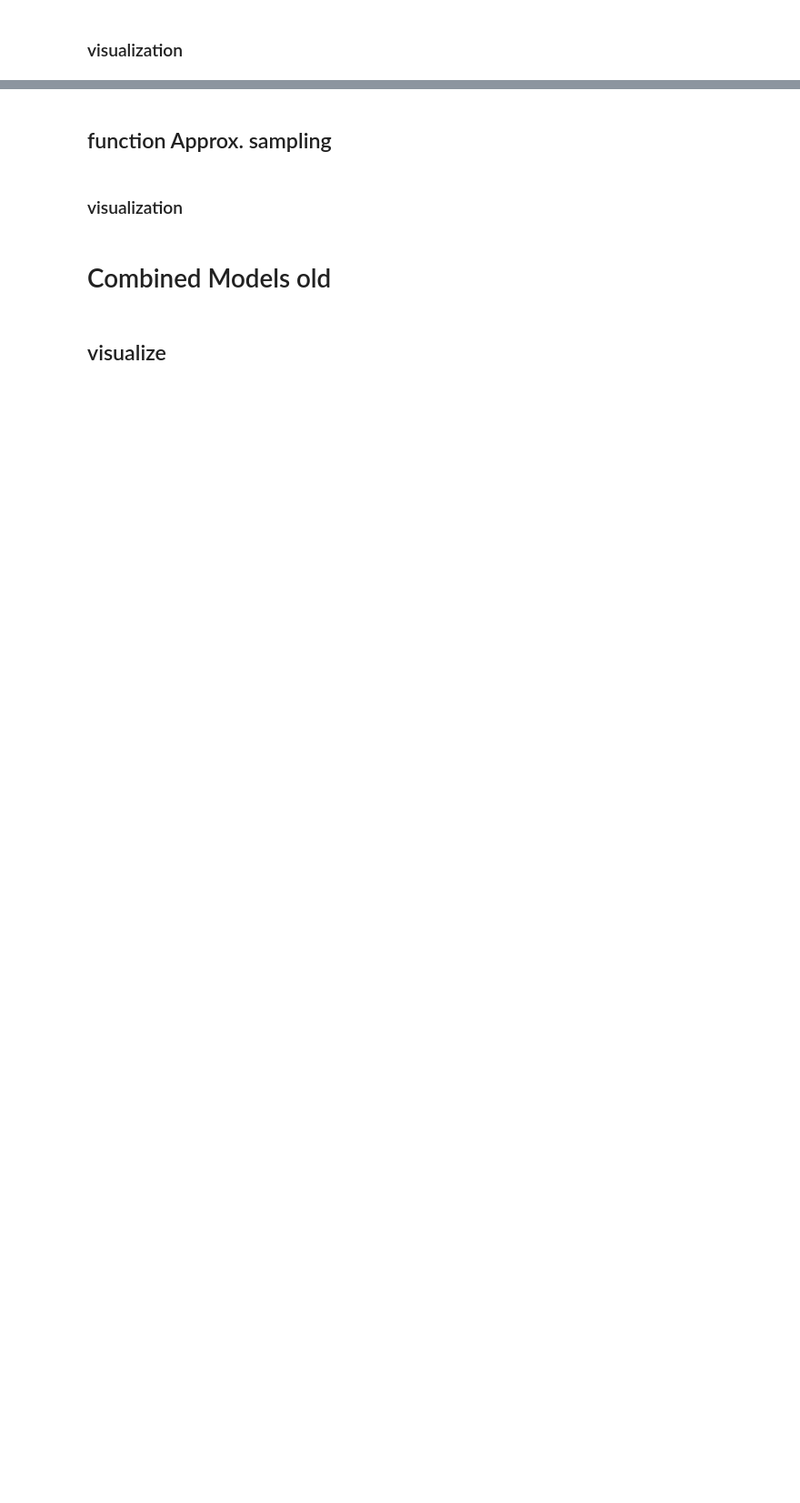
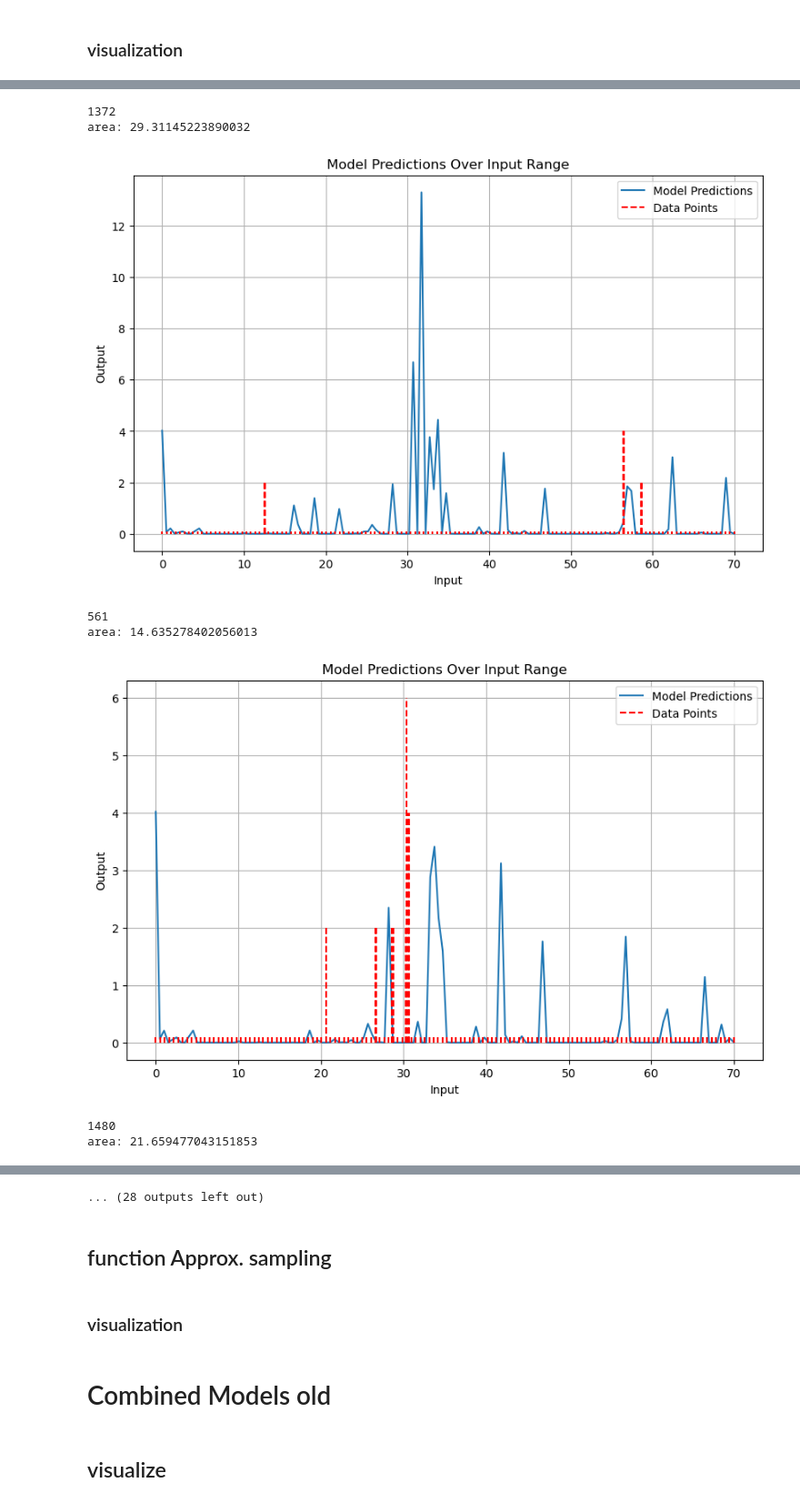
Before and after one commit to Thahit/Recommender_Sim, a Jupyter notebook: notebooks/Train_multiple_users.ipynb, the cells around one changed output, grey strips where cells are left out. Shown at 91% size. Cells and saved outputs as stored; diff of their text form; code cells hidden in the pictures; blank space fills up the shorter version.

Commit message:
tried visualizing jumps with density

```diff
--- a/notebooks/Train_multiple_users.ipynb
+++ b/notebooks/Train_multiple_users.ipynb
@@ -141,9 +143,9 @@ for batch in dataloader:
 # %% [markdown]
 ## new data
 # %%
-train_sorted = False
-batchsize = 64  # needs to be 1 for ode
-centered_intervals = False
+train_sorted = True
+batchsize = 1  # needs to be 1 for ode
+centered_intervals = True
 # %%
 #create dataset from processed data
 if True:
@@ -211,10 +240,10 @@ Predict the density instead.
 # %%
 width = 64
 model_type = "simple"
-use_variational_nn = True
+use_variational_nn = False
 state_consistancy_training = False
-use_jump = False
-timecheat = False
+use_jump = True
+timecheat = True
 
 intensity = {"model_hyp": {"layer_width": [width for _ in range(3)],
                            "bayesian": use_variational_nn,
@@ -222,14 +251,17 @@ intensity = {"model_hyp": {"layer_width": [width for _ in range(3)],
 state_dict = {"model_hyp": {"layer_width": [width for _ in range(4)],
                             "noise": 0, "bayesian": use_variational_nn,},
             }
-jump_dict= {"model_hyp": {"layer_width": [8, 8]}
+jump_dict= {"model_hyp": {"layer_width": [16, 16]}
             }
 hyperparameter_dict = {"state_size": state_size, "state_model": state_dict,
         "intensity_model": intensity, "state_model_type": model_type, # simple
         #"jump_model": jump_dict,
         "time_embedding_size" :32, "max_freq": 30,
+        "timecheat": timecheat,
         }
 if use_jump:
- hyperparameter_dict["jump_model"] =jump_dict
+    hyperparameter_dict["jump_model"] =jump_dict
+
+
 model = Toy_intensity_Comparer(hyperparameter_dict)
 print(model)
@@ -240,10 +290,10 @@ from simtrain.train import train_density_multiple_variational
 loss = partial(weighted_mse_loss, weight_pos=10)
 loss_func_kl=partial(utils.kl_divergence, mu2=0, sigma2=0.01)
 # %%
-num_epochs = 201
+num_epochs = 1001
 warmup_period = steps_per_epoch
 num_steps = num_epochs*steps_per_epoch - warmup_period
-num_iter_til_first_restart = (num_steps + 1)//2
+num_iter_til_first_restart = (num_steps + 1)//10
 # restarts seem to ne be great most of the time here
 user_lr = 1e-3
 
@@ -280,6 +455,7 @@ cycycyc
 # %%
 # 11, 10, 4, 0, 13, 15
 # good ones: 4=491? , 13=2290,
-selected_user = 3
+selected_user = 2
 utils.generate_density_plot(selected_user, model, model_type, dataloader_list,
-            use_variational_nn=False, train_sorted=False)
+            use_variational_nn=use_variational_nn, train_sorted=train_sorted,
+            use_jump=use_jump, use_next_jump_point=False)
@@ -286,4 +464,14 @@ utils.generate_density_plot(selected_user, model, model_type, dataloader_list,
 # %%
 for selected_user in range(len(dataloader_list)):
     utils.generate_density_plot(selected_user, model, model_type, dataloader_list,
-                    use_variational_nn=False, train_sorted=False)
+                    use_variational_nn=use_variational_nn, train_sorted=train_sorted,
+                    use_jump=use_jump, use_next_jump_point=False)
+# %% [output]
+1372
+area: 29.31145223890032
+[figure, added]
+561
+area: 14.635278402056013
+[figure, added]
+1480
+area: 21.659477043151853
@@ -290,3 +488,4 @@ for selected_user in range(len(dataloader_list)):
+... (28 outputs left out)
 # %%
 # ugly version, pront variance in separate plot, is decieving
 fig, axs = plt.subplots(2, 1, figsize=(16, 8))
```
Also changed, not shown: parts of 10 cells of this notebook, 2 other files.
